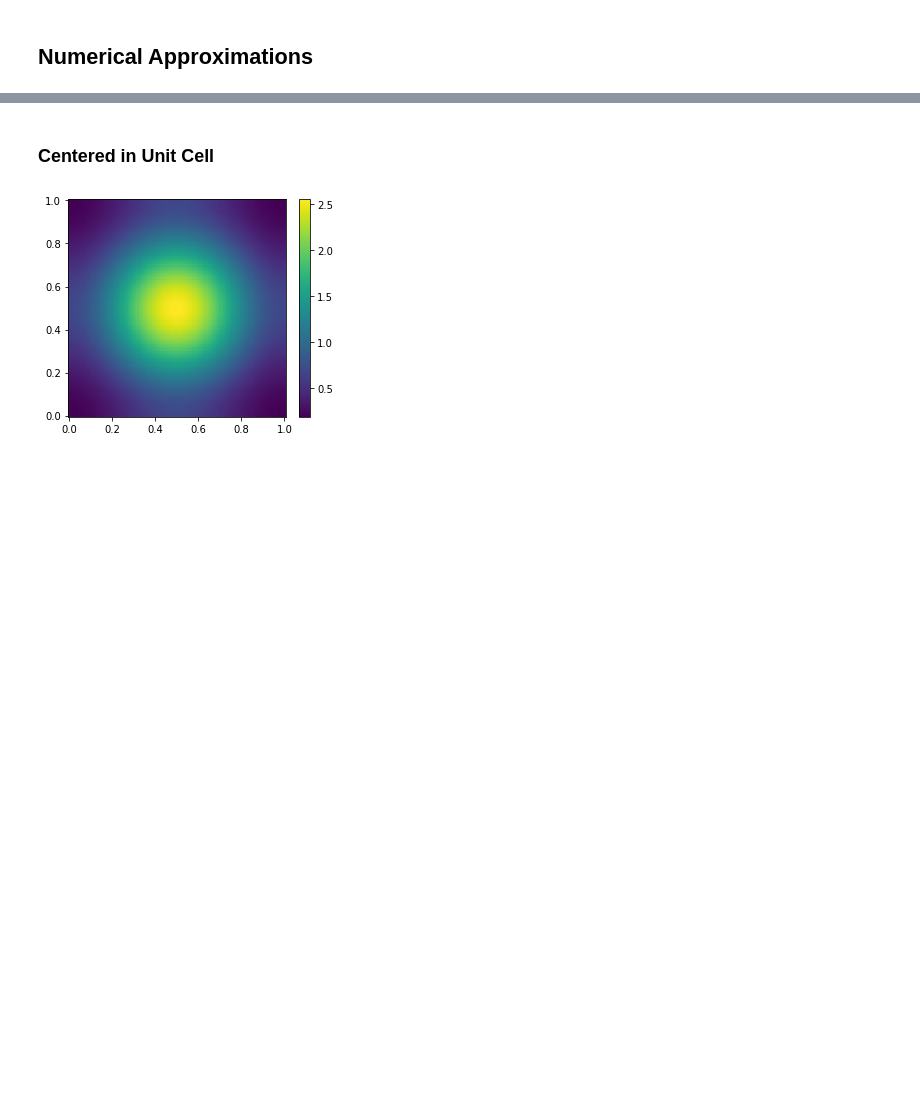
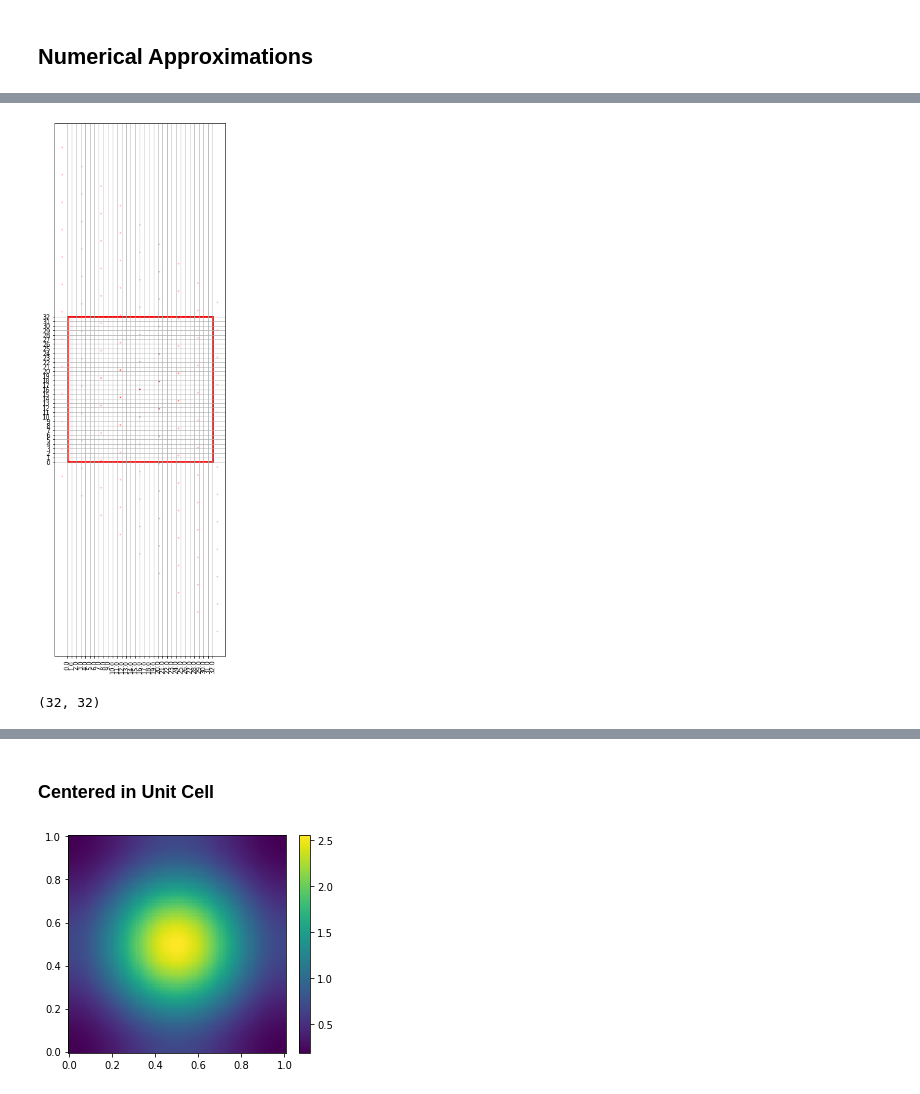
Before and after one commit to markus7800/VoxelNet, a Jupyter notebook: gaussians.ipynb, the cells around one changed output, grey strips where cells are left out. Drawn from its saved outputs; the diff is of its cells as text; code cells hidden in the pictures; blank space fills up the shorter version.

```diff
--- a/gaussians.ipynb
+++ b/gaussians.ipynb
@@ -35,0 +202,23 @@ def get_nD_gaussian(mus, sigma, K, A):
+# %%
+voxel_width = 2*np.pi / 12.8
+fig, ax = plt.subplots(figsize=(16,16))
+colors = [(1.,0.,0.,v) for v in SG]
+tGx = (G[0,:] + width/2) / voxel_width
+tGy = (G[1,:] + width/2) / voxel_width
+ax.scatter(tGx, tGy, c=colors, s=3)
+width = 2*np.pi / 12.8 * 32
+rect = patches.Rectangle((0, 0), 32, 32, linewidth=3, edgecolor='r', facecolor='none')
+ax.add_patch(rect)
+ax.set_aspect('equal')
+ax.set_xticks(np.linspace(0, 32, 32+1))
+ax.set_xticklabels(ax.get_xticks(), rotation = 90)
+ax.set_yticks(np.linspace(0, 32, 32+1))
+plt.grid(True)
+plt.show()
+# %% [output]
+[figure, added]
+# %%
+descriptor = adapt_to_grid(G, SG, 12.8, 32)
+descriptor.shape
+# %% [output]
+(32, 32)
```
Also changed, not shown: parts of 17 cells of this notebook, 1 other file.
